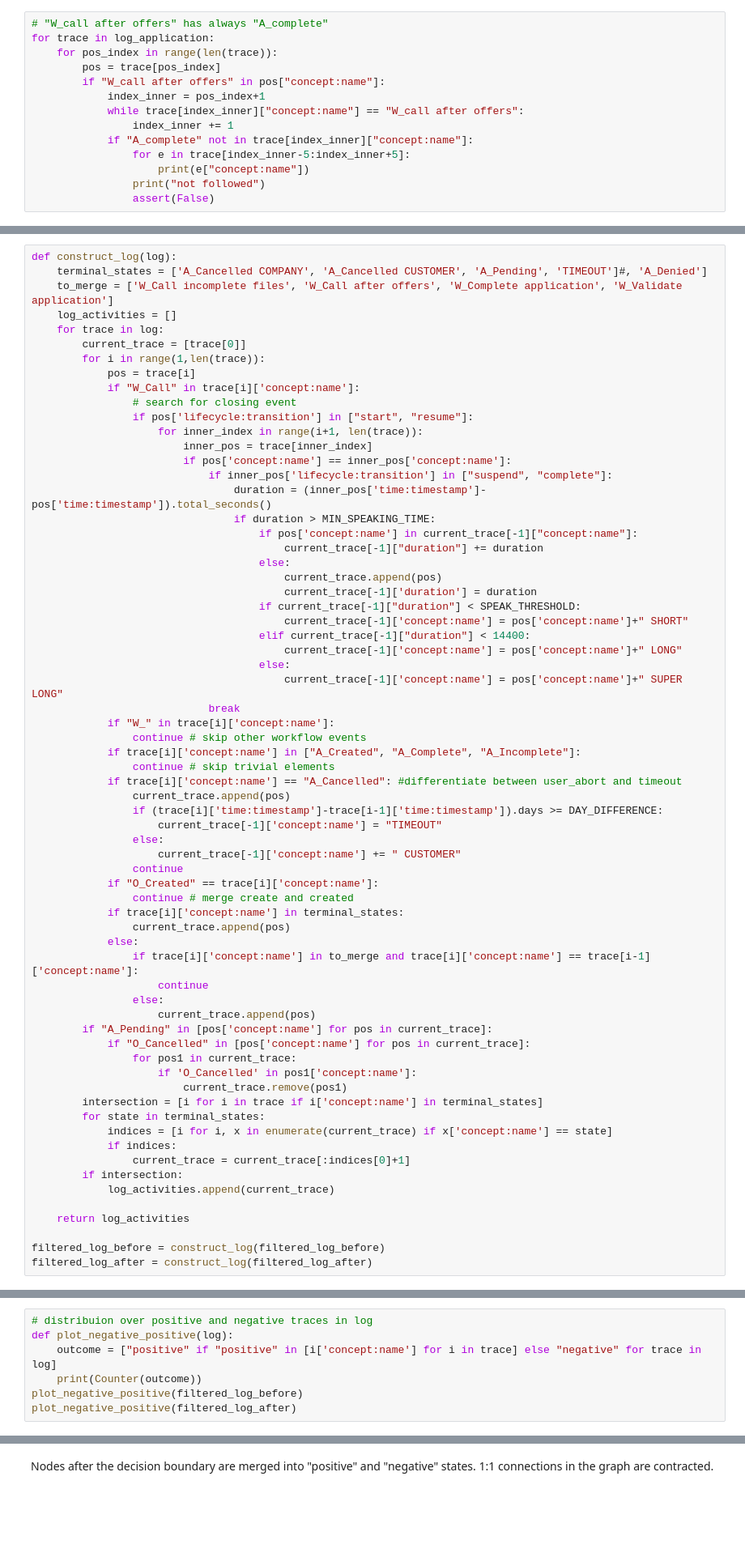
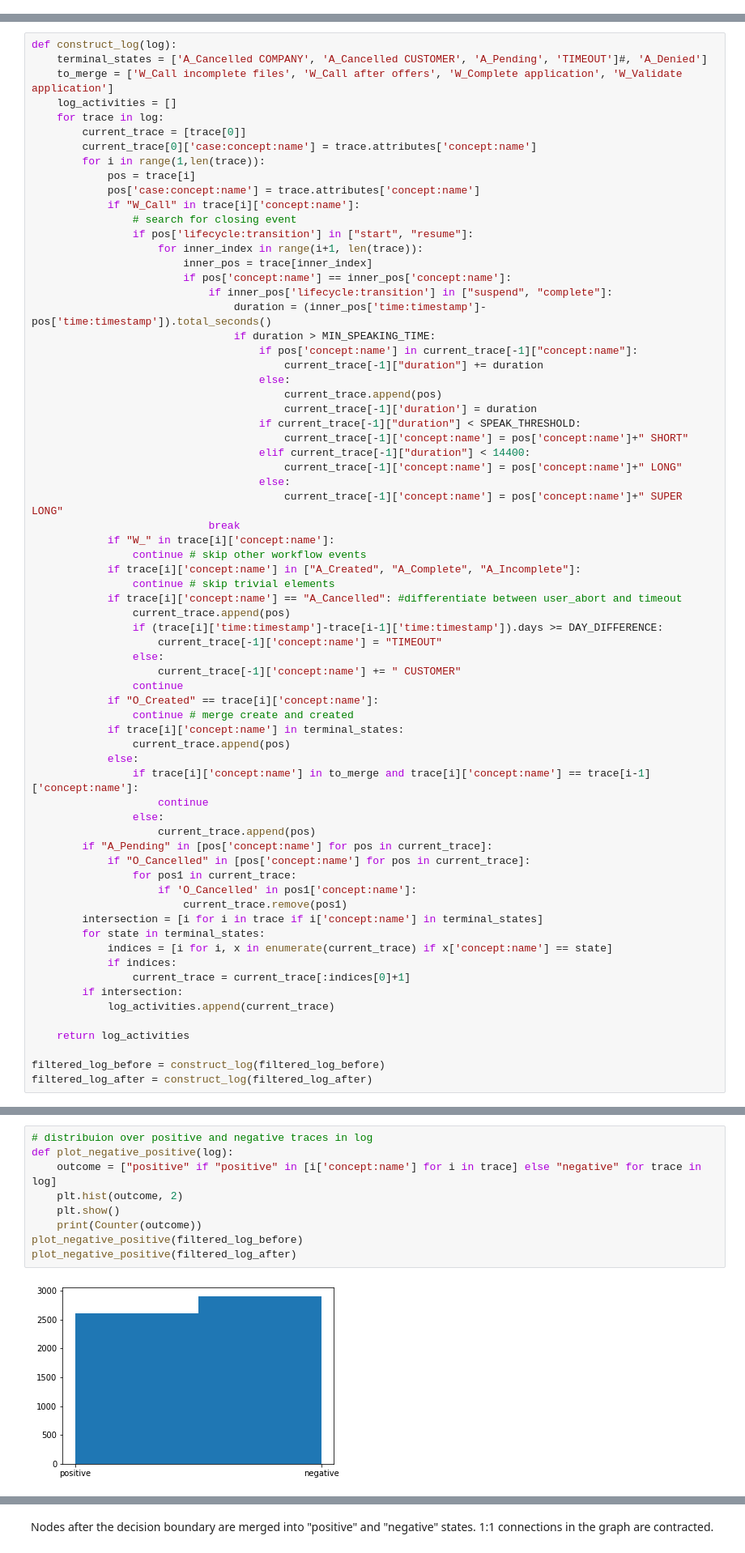
Before and after one commit to smartjourneymining/bpi_games, a Jupyter notebook: main.ipynb, the cells around one changed output, grey strips where cells are left out. Shown at 81% size. Saved outputs shown, nothing was run; the diff lists cells and outputs as text; blank space fills up the shorter version.

Commit message:
after removing some kernels, contains clustering

```diff
--- a/main.ipynb
+++ b/main.ipynb
@@ -61,20 +62,6 @@ for trace in log_application:
                     print(e["concept:name"])
                 print("not followed")
                 assert(False)
-# %%
-# "W_call after offers" has always "A_complete"
-for trace in log_application:
-    for pos_index in range(len(trace)):
-        pos = trace[pos_index]
-        if "W_call after offers" in pos["concept:name"]:
-            index_inner = pos_index+1
-            while trace[index_inner]["concept:name"] == "W_call after offers":
-                index_inner += 1
-            if "A_complete" not in trace[index_inner]["concept:name"]:
-                for e in trace[index_inner-5:index_inner+5]:
-                    print(e["concept:name"])
-                print("not followed")
-                assert(False)
 # %%
 # A_Incomplete is always surrounded by "W_Call incomplete files"
 for trace in log_application:
@@ -138,8 +126,10 @@ def construct_log(log):
     log_activities = []
     for trace in log:
         current_trace = [trace[0]]
+        current_trace[0]['case:concept:name'] = trace.attributes['concept:name']
         for i in range(1,len(trace)):
             pos = trace[i]
+            pos['case:concept:name'] = trace.attributes['concept:name']
             if "W_Call" in trace[i]['concept:name']:
                 # search for closing event
                 if pos['lifecycle:transition'] in ["start", "resume"]:
@@ -229,9 +225,12 @@ process_log(filtered_log_after)
 # %%
 # distribuion over positive and negative traces in log
 def plot_negative_positive(log):
     outcome = ["positive" if "positive" in [i['concept:name'] for i in trace] else "negative" for trace in log]
+    plt.hist(outcome, 2)
+    plt.show()
     print(Counter(outcome))
 plot_negative_positive(filtered_log_before)
 plot_negative_positive(filtered_log_after)
 # %% [output]
+[figure, added]
 Counter({'negative': 2907, 'positive': 2608})
```
Also changed, not shown: parts of 34 cells of this notebook.
